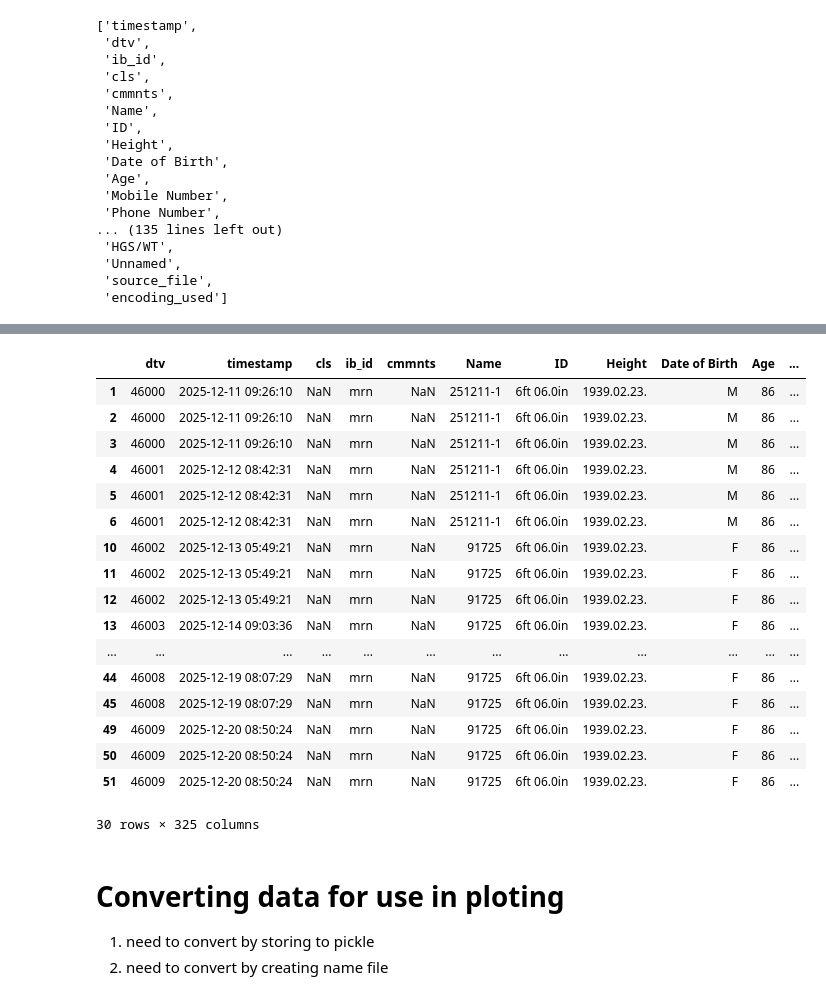
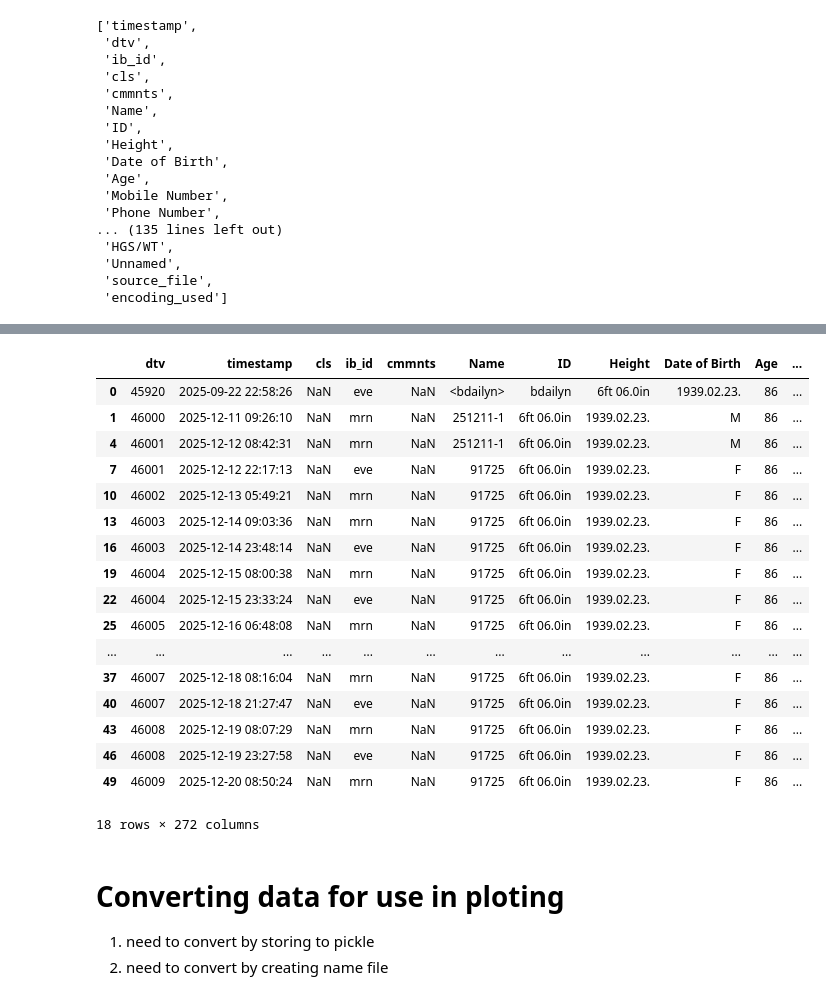
Before and after one commit to 1ratlabs/JL_2, a Jupyter notebook: col_wise_import.ipynb, the cells around one changed output, grey strips where cells are left out. Cells and saved outputs as stored; diff of their text form; code cells hidden in the pictures.

```diff
--- a/col_wise_import.ipynb
+++ b/col_wise_import.ipynb
@@ -873,0 +912,3 @@ df_mf_ib_tst_nn_s[["timestamp",'ib_id',"ECW/TBW", 'BMR (Basal Metabolic Rate)',"
+# %%
+# Seek out and drop duplicates
+df_mf_ib_tst_nn_s = drop_duplicate_columns(df_mf_ib_tst_nn_s)
@@ -874,30 +936,37 @@ df_mf_ib_tst_nn_s[["timestamp",'ib_id',"ECW/TBW", 'BMR (Basal Metabolic Rate)',"
+# %%
+df_mf_ib_tst_nn_s = drop_duplicate_columns(df_mf_ib_tst_nn_s)
+# %%
+df_mf_ib_tst_nn_s = df_mf_ib_tst_nn_s.drop_duplicates(
+    subset=['timestamp'],
+    keep='first'
+)
+#verify
+df_mf_ib_tst_nn_s
+# %% [output]
+|  | dtv | timestamp | cls | ib_id | cmmnts | Name | ID | Height | Date of Birth | Age | ... |
+| 0 | 45920 | 2025-09-22 22:58:26 | NaN | eve | NaN | <bdailyn> | bdailyn | 6ft 06.0in | 1939.02.23. | 86 | ... |
+| 1 | 46000 | 2025-12-11 09:26:10 | NaN | mrn | NaN | 251211-1 | 6ft 06.0in | 1939.02.23. | M | 86 | ... |
+| 4 | 46001 | 2025-12-12 08:42:31 | NaN | mrn | NaN | 251211-1 | 6ft 06.0in | 1939.02.23. | M | 86 | ... |
+| 7 | 46001 | 2025-12-12 22:17:13 | NaN | eve | NaN | 91725 | 6ft 06.0in | 1939.02.23. | F | 86 | ... |
+| 10 | 46002 | 2025-12-13 05:49:21 | NaN | mrn | NaN | 91725 | 6ft 06.0in | 1939.02.23. | F | 86 | ... |
+| 13 | 46003 | 2025-12-14 09:03:36 | NaN | mrn | NaN | 91725 | 6ft 06.0in | 1939.02.23. | F | 86 | ... |
+| 16 | 46003 | 2025-12-14 23:48:14 | NaN | eve | NaN | 91725 | 6ft 06.0in | 1939.02.23. | F | 86 | ... |
+| 19 | 46004 | 2025-12-15 08:00:38 | NaN | mrn | NaN | 91725 | 6ft 06.0in | 1939.02.23. | F | 86 | ... |
+| 22 | 46004 | 2025-12-15 23:33:24 | NaN | eve | NaN | 91725 | 6ft 06.0in | 1939.02.23. | F | 86 | ... |
+| 25 | 46005 | 2025-12-16 06:48:08 | NaN | mrn | NaN | 91725 | 6ft 06.0in | 1939.02.23. | F | 86 | ... |
+| ... | ... | ... | ... | ... | ... | ... | ... | ... | ... | ... | ... |
+| 37 | 46007 | 2025-12-18 08:16:04 | NaN | mrn | NaN | 91725 | 6ft 06.0in | 1939.02.23. | F | 86 | ... |
+| 40 | 46007 | 2025-12-18 21:27:47 | NaN | eve | NaN | 91725 | 6ft 06.0in | 1939.02.23. | F | 86 | ... |
+| 43 | 46008 | 2025-12-19 08:07:29 | NaN | mrn | NaN | 91725 | 6ft 06.0in | 1939.02.23. | F | 86 | ... |
+| 46 | 46008 | 2025-12-19 23:27:58 | NaN | eve | NaN | 91725 | 6ft 06.0in | 1939.02.23. | F | 86 | ... |
+| 49 | 46009 | 2025-12-20 08:50:24 | NaN | mrn | NaN | 91725 | 6ft 06.0in | 1939.02.23. | F | 86 | ... |
+18 rows × 272 columns
 # %%
 df_mf_ib_tst_nn_s_mrn = filter_by_value(
     df_mf_ib_tst_nn_s,
     "ib_id",
     "mrn"
 )
-# verify
-df_mf_ib_tst_nn_s_mrn
-# %% [output]
-|  | dtv | timestamp | cls | ib_id | cmmnts | Name | ID | Height | Date of Birth | Age | ... |
-| 1 | 46000 | 2025-12-11 09:26:10 | NaN | mrn | NaN | 251211-1 | 6ft 06.0in | 1939.02.23. | M | 86 | ... |
-| 2 | 46000 | 2025-12-11 09:26:10 | NaN | mrn | NaN | 251211-1 | 6ft 06.0in | 1939.02.23. | M | 86 | ... |
-| 3 | 46000 | 2025-12-11 09:26:10 | NaN | mrn | NaN | 251211-1 | 6ft 06.0in | 1939.02.23. | M | 86 | ... |
-| 4 | 46001 | 2025-12-12 08:42:31 | NaN | mrn | NaN | 251211-1 | 6ft 06.0in | 1939.02.23. | M | 86 | ... |
-| 5 | 46001 | 2025-12-12 08:42:31 | NaN | mrn | NaN | 251211-1 | 6ft 06.0in | 1939.02.23. | M | 86 | ... |
-| 6 | 46001 | 2025-12-12 08:42:31 | NaN | mrn | NaN | 251211-1 | 6ft 06.0in | 1939.02.23. | M | 86 | ... |
-| 10 | 46002 | 2025-12-13 05:49:21 | NaN | mrn | NaN | 91725 | 6ft 06.0in | 1939.02.23. | F | 86 | ... |
-| 11 | 46002 | 2025-12-13 05:49:21 | NaN | mrn | NaN | 91725 | 6ft 06.0in | 1939.02.23. | F | 86 | ... |
-| 12 | 46002 | 2025-12-13 05:49:21 | NaN | mrn | NaN | 91725 | 6ft 06.0in | 1939.02.23. | F | 86 | ... |
-| 13 | 46003 | 2025-12-14 09:03:36 | NaN | mrn | NaN | 91725 | 6ft 06.0in | 1939.02.23. | F | 86 | ... |
-| ... | ... | ... | ... | ... | ... | ... | ... | ... | ... | ... | ... |
-| 44 | 46008 | 2025-12-19 08:07:29 | NaN | mrn | NaN | 91725 | 6ft 06.0in | 1939.02.23. | F | 86 | ... |
-| 45 | 46008 | 2025-12-19 08:07:29 | NaN | mrn | NaN | 91725 | 6ft 06.0in | 1939.02.23. | F | 86 | ... |
-| 49 | 46009 | 2025-12-20 08:50:24 | NaN | mrn | NaN | 91725 | 6ft 06.0in | 1939.02.23. | F | 86 | ... |
-| 50 | 46009 | 2025-12-20 08:50:24 | NaN | mrn | NaN | 91725 | 6ft 06.0in | 1939.02.23. | F | 86 | ... |
-| 51 | 46009 | 2025-12-20 08:50:24 | NaN | mrn | NaN | 91725 | 6ft 06.0in | 1939.02.23. | F | 86 | ... |
-30 rows × 325 columns
 # %% [markdown]
 # Converting data for use in ploting
 1. need to convert by storing to pickle
```
Also changed, not shown: parts of 15 cells of this notebook.
